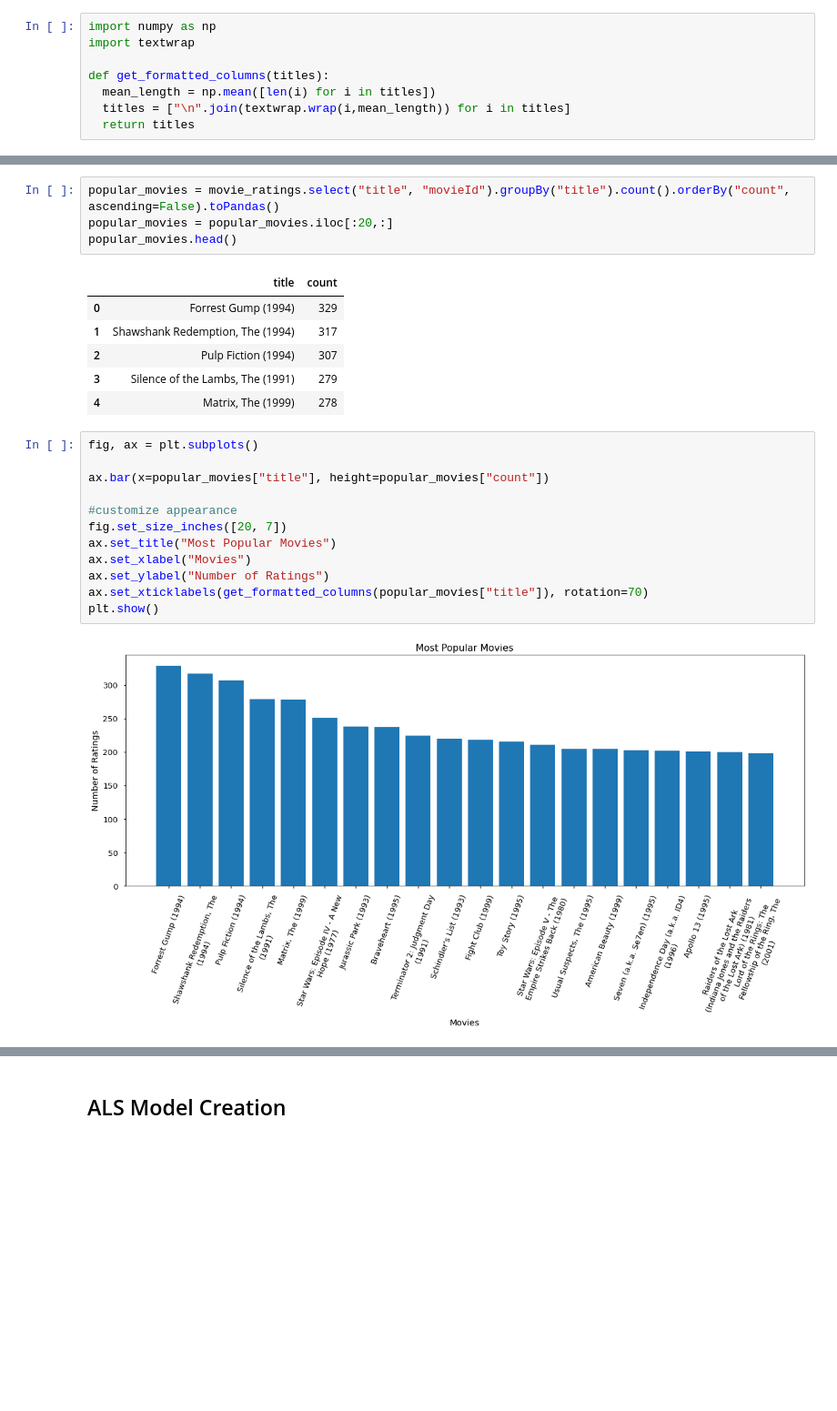
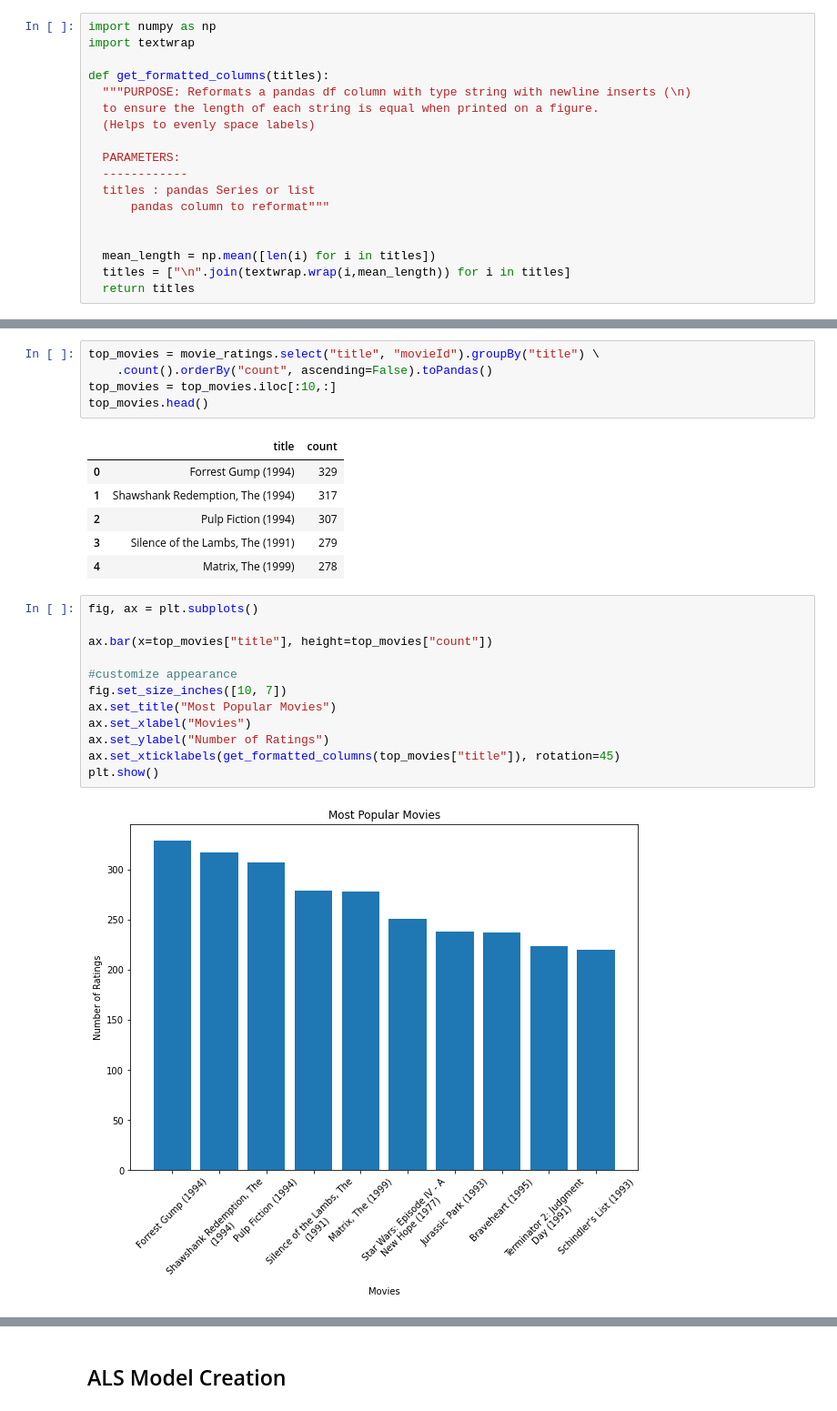
Before and after one commit to zachcarlson/MovieRecommender, a Jupyter notebook: MovieRecommender.ipynb, the cells around one changed output, grey strips where cells are left out. Shown at 91% size. Cells and saved outputs as stored; diff of their text form; blank space fills up the shorter version.

Commit message:
Update MovieRecommender.ipynb
Finished bar charts and histograms for top movies and users

```diff
--- a/MovieRecommender.ipynb
+++ b/MovieRecommender.ipynb
@@ -61,6 +82,16 @@ import numpy as np
 import textwrap
 
 def get_formatted_columns(titles):
+  """PURPOSE: Reformats a pandas df column with type string with newline inserts (\n)
+  to ensure the length of each string is equal when printed on a figure.
+  (Helps to evenly space labels)
+
+  PARAMETERS:
+  ------------
+  titles : pandas Series or list
+      pandas column to reformat"""
+
+
   mean_length = np.mean([len(i) for i in titles])
   titles = ["\n".join(textwrap.wrap(i,mean_length)) for i in titles]
   return titles
@@ -335,7 +406,8 @@ plt.show()
 # %%
-popular_movies = movie_ratings.select("title", "movieId").groupBy("title").count().orderBy("count", ascending=False).toPandas()
-popular_movies = popular_movies.iloc[:20,:]
-popular_movies.head()
+top_movies = movie_ratings.select("title", "movieId").groupBy("title") \
+    .count().orderBy("count", ascending=False).toPandas()
+top_movies = top_movies.iloc[:10,:]
+top_movies.head()
 # %% [output]
 |  | title | count |
 | 0 | Forrest Gump (1994) | 329 |
@@ -346,14 +418,14 @@ popular_movies.head()
 # %%
 fig, ax = plt.subplots()
 
-ax.bar(x=popular_movies["title"], height=popular_movies["count"])
+ax.bar(x=top_movies["title"], height=top_movies["count"])
 
 #customize appearance
-fig.set_size_inches([20, 7])
+fig.set_size_inches([10, 7])
 ax.set_title("Most Popular Movies")
 ax.set_xlabel("Movies")
 ax.set_ylabel("Number of Ratings")
-ax.set_xticklabels(get_formatted_columns(popular_movies["title"]), rotation=70)
+ax.set_xticklabels(get_formatted_columns(top_movies["title"]), rotation=45)
 plt.show()
 # %% [output]
-[figure, old version]
+[figure, new version]
```
Also changed, not shown: parts of 17 cells of this notebook.
